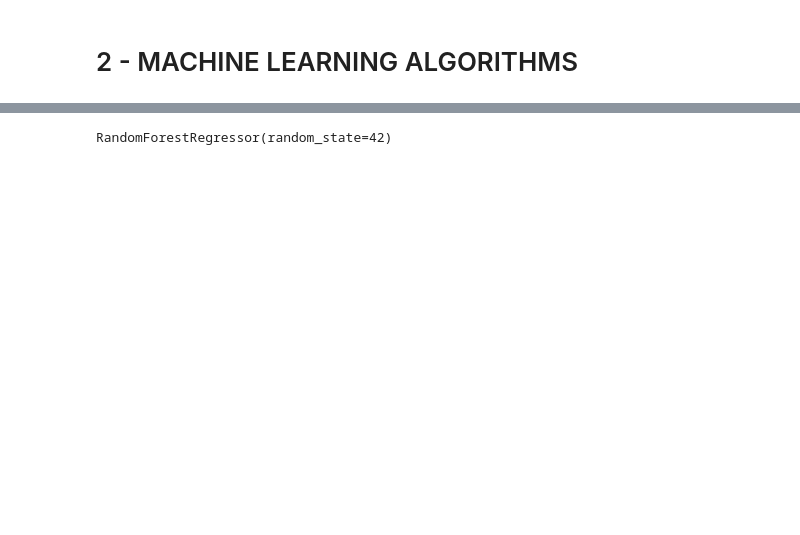
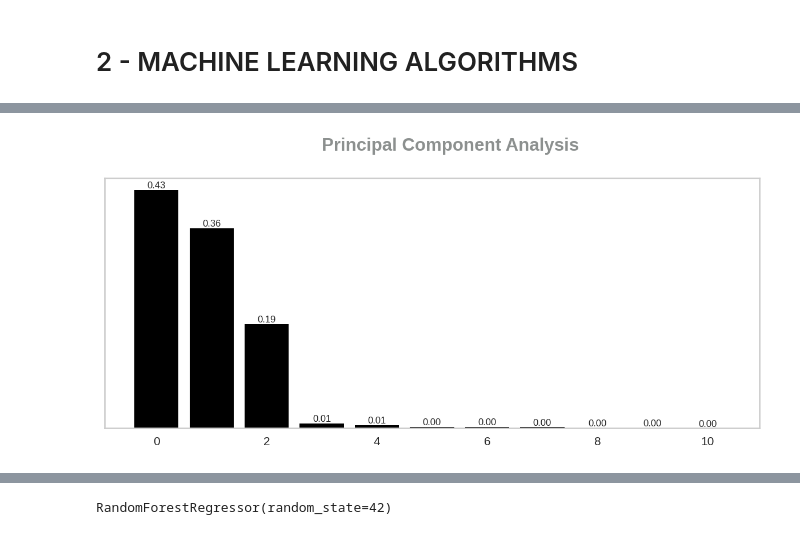
Before and after one commit to RPerottoni/Loyalty_Program_with_Clustering, a Jupyter notebook: notebooks/c01_rp_ml.ipynb, the cells around one changed output, grey strips where cells are left out. Saved outputs shown, nothing was run; the diff lists cells and outputs as text; code cells hidden in the pictures; blank space fills up the shorter version.

```diff
--- a/notebooks/c01_rp_ml.ipynb
+++ b/notebooks/c01_rp_ml.ipynb
@@ -316,2 +314,2 @@ Not needed
 # %%
-# df2 = data_prep(df1)
+df2 = data_prep(df1)
@@ -320,4 +316,4 @@ NameError: name 'data_prep' is not defined
 # %%
-# X = df2.copy()
+X = df2.copy()
 # %% [markdown]
 # 2 - MACHINE LEARNING ALGORITHMS
@@ -323,0 +405,43 @@ NameError: name 'data_prep' is not defined
+# %%
+##### CHART CREATION #####
+fig, ax = plt.subplots(figsize = (8, 4), dpi=150)
+pca = dd.PCA ( n_components = X.shape[1] )
+
+principal_components = pca.fit_transform( X )
+features = range( pca.n_components_ )
+
+bars = plt.bar( features, pca.explained_variance_ratio_, color='black' )
+
+##### DESIGN #####
+
+##### HIDE ELEMENTS OF CHART #####
+
+
+plt.gca().axes.get_yaxis().set_visible(False) # Hide y axis
+# plt.gca().axes.get_xaxis().set_visible(False) # Hide x axis
+# ax.set_axis_off() # hide both axis
+ax.grid(False) # hiding the grid
+
+##### ADD & EDITING TEXT ELEMENTS #####
+
+# Title
+plt.text(x=3,
+         y=0.5,
+         s='Principal Component Analysis',
+         fontsize=15,
+         color='#8C908F',
+         weight='bold' );
+
+# Add labels on top of the bars
+for bar in bars:
+    height = bar.get_height()
+    ax.text(bar.get_x() + bar.get_width()/2, height, f'{height:.2f}', ha='center', va='bottom', fontsize=8)
+
+fig.tight_layout()
+plt.show()
+
+
+# Data frame with the PCA data
+df_pca = pd.DataFrame( principal_components )
+# %% [output]
+[figure, added]
```
Also changed, not shown: parts of 35 cells of this notebook, 4 other files.
